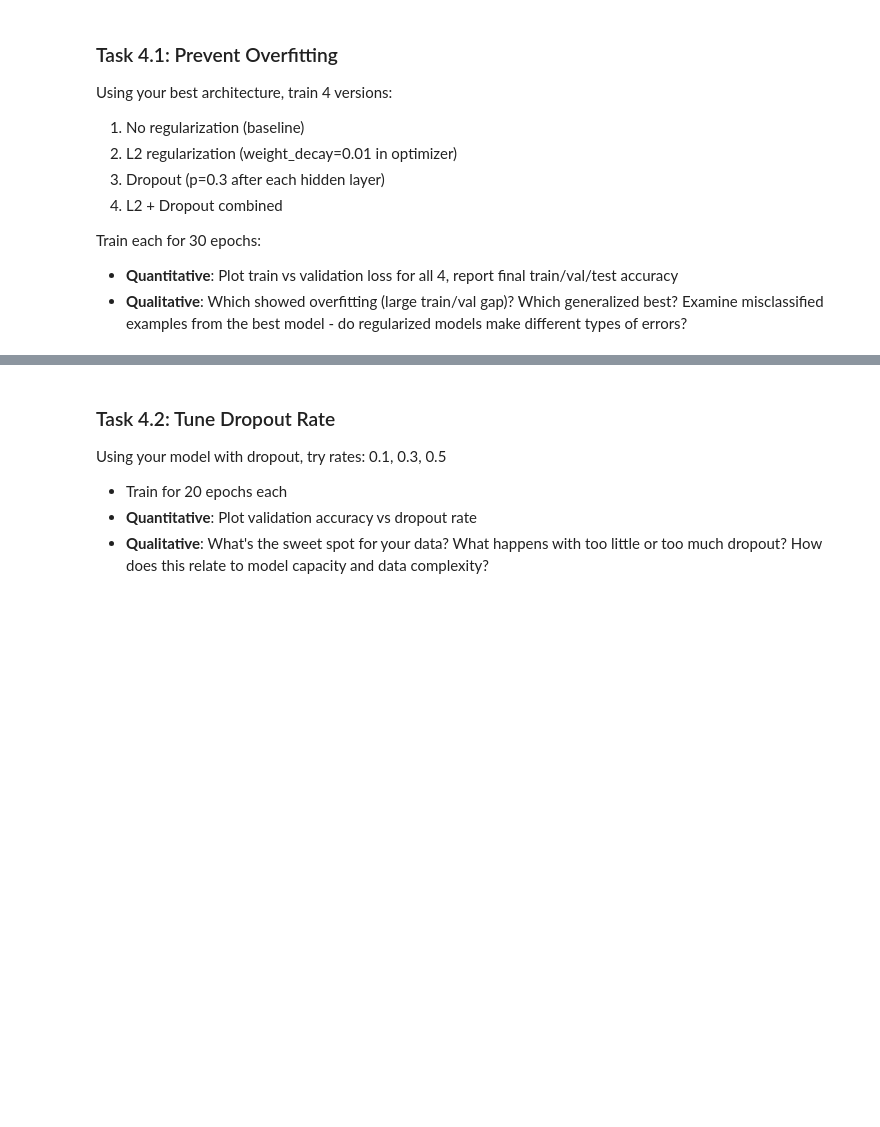
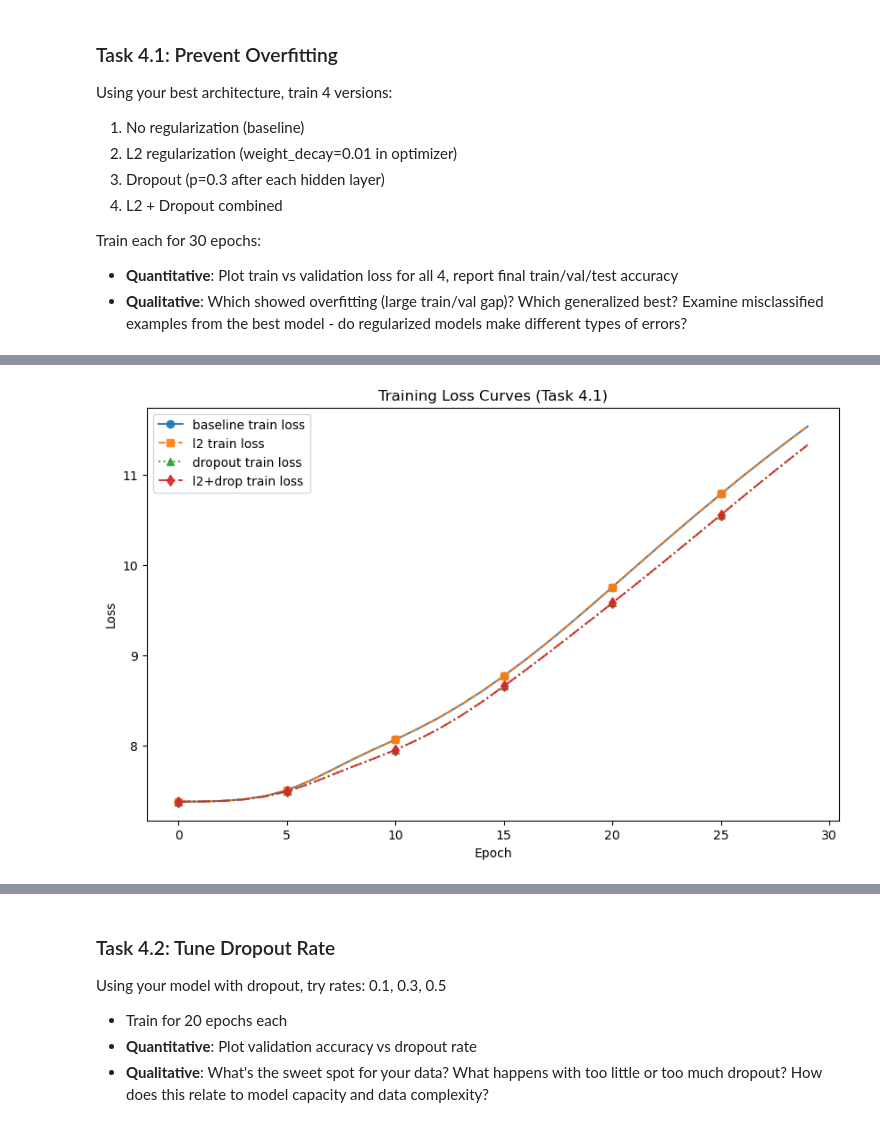
Before and after one commit to michellesuminpark/AI-Agents-for-Social-Science-and-Society-2026, a Jupyter notebook: Tutorials-Homework_Notebooks/Week_1_Intro_NNs_edited.ipynb, the cells around one changed output, grey strips where cells are left out. Saved outputs shown, nothing was run; the diff lists cells and outputs as text; code cells hidden in the pictures; blank space fills up the shorter version.

```diff
--- a/Tutorials-Homework_Notebooks/Week_1_Intro_NNs_edited.ipynb
+++ b/Tutorials-Homework_Notebooks/Week_1_Intro_NNs_edited.ipynb
@@ -3702,0 +3724,4 @@ Train each for 30 epochs:
+# %%
+from torch.utils.data import DataLoader
+if "img_test_loader" not in globals() and "img_test_dataset" in globals():
+    img_test_loader = DataLoader(img_test_dataset, batch_size=args.get("test_batch_size", 256), shuffle=False)
@@ -3702,0 +3750,17 @@ Train each for 30 epochs:
+# %%
+class Animal_Net(nn.Module):
+    def __init__(self, dropout_p=0.0):
+        super().__init__()
+        self.fc1 = nn.Linear(3*32*32, 128)
+        self.fc2 = nn.Linear(128, 32)
+        self.fc3 = nn.Linear(32, 3)
+        self.dropout = nn.Dropout(p=dropout_p)
+
+    def forward(self, x):
+        x = x.view(x.shape[0], -1)
+        x = F.relu(self.fc1(x))
+        x = self.dropout(x)
+        x = F.relu(self.fc2(x))
+        x = self.dropout(x)
+        x = self.fc3(x)
+        return F.log_softmax(x, dim=1)
@@ -3702,0 +3846,19 @@ Train each for 30 epochs:
+# %%
+plt.figure(figsize=(10,6))
+styles = {
+    "baseline": dict(alpha=0.9, linestyle="-",  marker="o", markevery=5),
+    "l2":       dict(alpha=0.9, linestyle="--", marker="s", markevery=5),
+    "dropout":  dict(alpha=0.9, linestyle=":",  marker="^", markevery=5),
+    "l2+drop":  dict(alpha=0.9, linestyle="-.", marker="d", markevery=5),
+}
+
+for r in results_41:
+    plt.plot(r["train_loss_curve"], label=f'{r["tag"]} train loss', **styles[r["tag"]])
+
+plt.xlabel("Epoch")
+plt.ylabel("Loss")
+plt.title("Training Loss Curves (Task 4.1)")
+plt.legend()
+plt.show()
+# %% [output]
+[figure, added]
```
Also changed, not shown: parts of 33 cells of this notebook.
